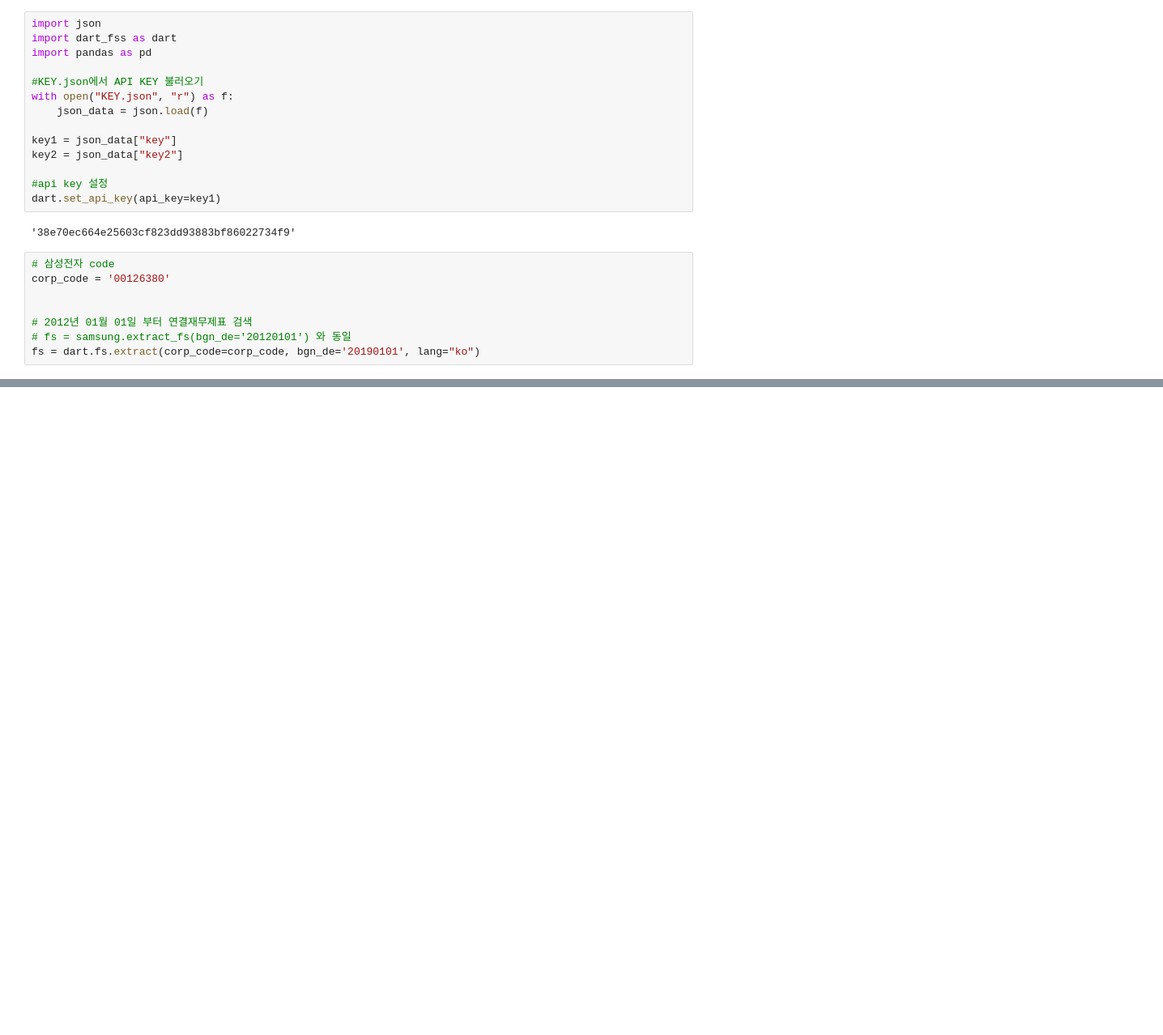
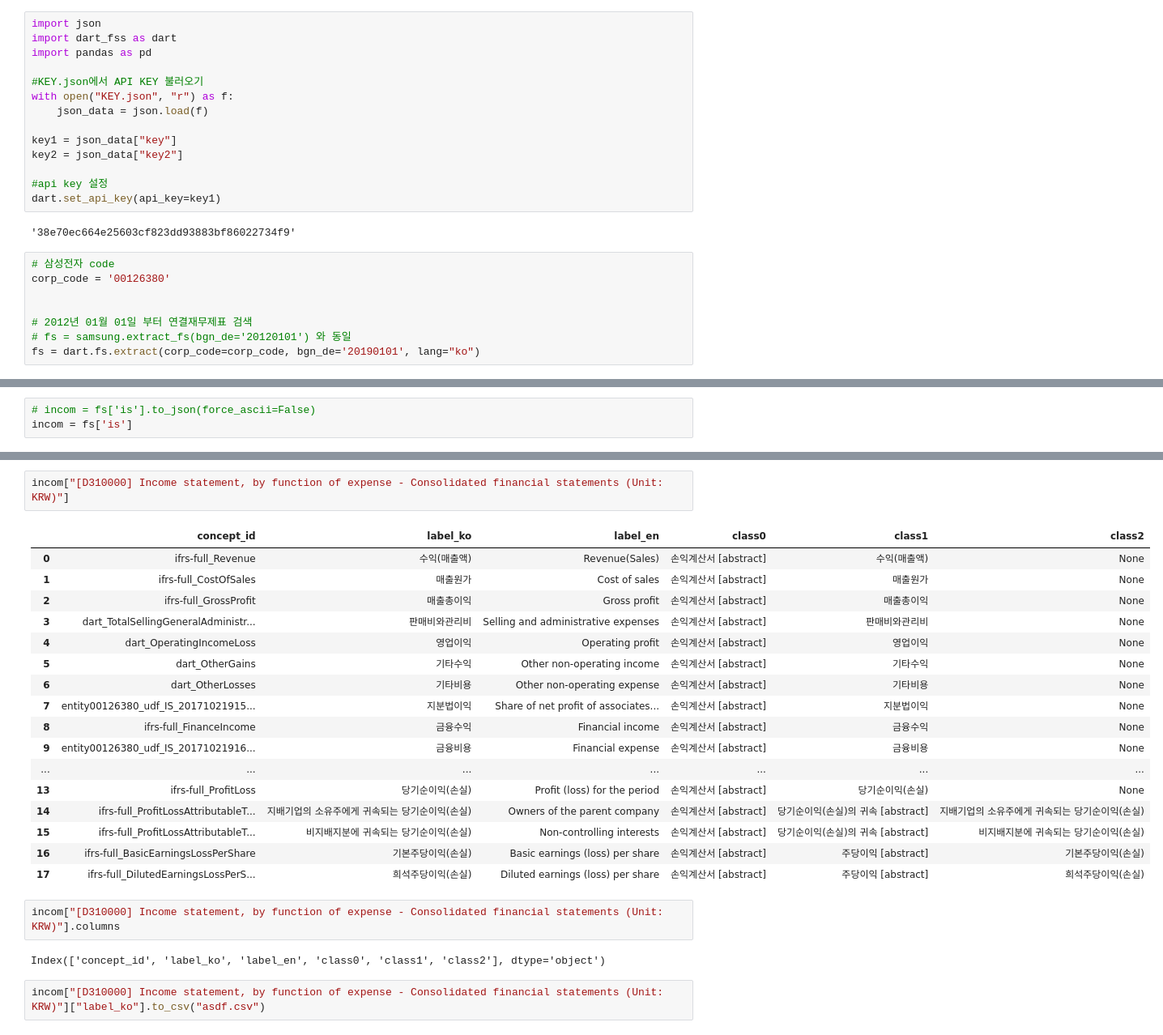
Before and after one commit to Gros19/KhAPI, a Jupyter notebook: fss/Untitled-1.ipynb, the cells around one changed output, grey strips where cells are left out. Shown: that part at 81% size. Cells and saved outputs as stored; diff of their text form; blank space fills up the shorter version.

```diff
--- a/fss/Untitled-1.ipynb
+++ b/fss/Untitled-1.ipynb
@@ -110,0 +88,3 @@ incom = fs['is'].to_json()
+# %%
+# incom = fs['is'].to_json(force_ascii=False)
+incom = fs['is']
@@ -145,0 +162,26 @@ ModuleNotFoundError: No module named 'flask'
+# %%
+incom["[D310000] Income statement, by function of expense - Consolidated financial statements (Unit: KRW)"]
+# %% [output]
+|  | concept_id | label_ko | label_en | class0 | class1 | class2 |
+| 0 | ifrs-full_Revenue | 수익(매출액) | Revenue(Sales) | 손익계산서 [abstract] | 수익(매출액) | None |
+| 1 | ifrs-full_CostOfSales | 매출원가 | Cost of sales | 손익계산서 [abstract] | 매출원가 | None |
+| 2 | ifrs-full_GrossProfit | 매출총이익 | Gross profit | 손익계산서 [abstract] | 매출총이익 | None |
+| 3 | dart_TotalSellingGeneralAdministr... | 판매비와관리비 | Selling and administrative expenses | 손익계산서 [abstract] | 판매비와관리비 | None |
+| 4 | dart_OperatingIncomeLoss | 영업이익 | Operating profit | 손익계산서 [abstract] | 영업이익 | None |
+| 5 | dart_OtherGains | 기타수익 | Other non-operating income | 손익계산서 [abstract] | 기타수익 | None |
+| 6 | dart_OtherLosses | 기타비용 | Other non-operating expense | 손익계산서 [abstract] | 기타비용 | None |
+| 7 | entity00126380_udf_IS_20171021915... | 지분법이익 | Share of net profit of associates... | 손익계산서 [abstract] | 지분법이익 | None |
+| 8 | ifrs-full_FinanceIncome | 금융수익 | Financial income | 손익계산서 [abstract] | 금융수익 | None |
+| 9 | entity00126380_udf_IS_20171021916... | 금융비용 | Financial expense | 손익계산서 [abstract] | 금융비용 | None |
+| ... | ... | ... | ... | ... | ... | ... |
+| 13 | ifrs-full_ProfitLoss | 당기순이익(손실) | Profit (loss) for the period | 손익계산서 [abstract] | 당기순이익(손실) | None |
+| 14 | ifrs-full_ProfitLossAttributableT... | 지배기업의 소유주에게 귀속되는 당기순이익(손실) | Owners of the parent company | 손익계산서 [abstract] | 당기순이익(손실)의 귀속 [abstract] | 지배기업의 소유주에게 귀속되는 당기순이익(손실) |
+| 15 | ifrs-full_ProfitLossAttributableT... | 비지배지분에 귀속되는 당기순이익(손실) | Non-controlling interests | 손익계산서 [abstract] | 당기순이익(손실)의 귀속 [abstract] | 비지배지분에 귀속되는 당기순이익(손실) |
+| 16 | ifrs-full_BasicEarningsLossPerShare | 기본주당이익(손실) | Basic earnings (loss) per share | 손익계산서 [abstract] | 주당이익 [abstract] | 기본주당이익(손실) |
+| 17 | ifrs-full_DilutedEarningsLossPerS... | 희석주당이익(손실) | Diluted earnings (loss) per share | 손익계산서 [abstract] | 주당이익 [abstract] | 희석주당이익(손실) |
+# %%
+incom["[D310000] Income statement, by function of expense - Consolidated financial statements (Unit: KRW)"].columns
+# %% [output]
+Index(['concept_id', 'label_ko', 'label_en', 'class0', 'class1', 'class2'], dtype='object')
+# %%
+incom["[D310000] Income statement, by function of expense - Consolidated financial statements (Unit: KRW)"]["label_ko"].to_csv("asdf.csv")
```
Also changed, not shown: parts of 10 cells of this notebook, 2 other files.
